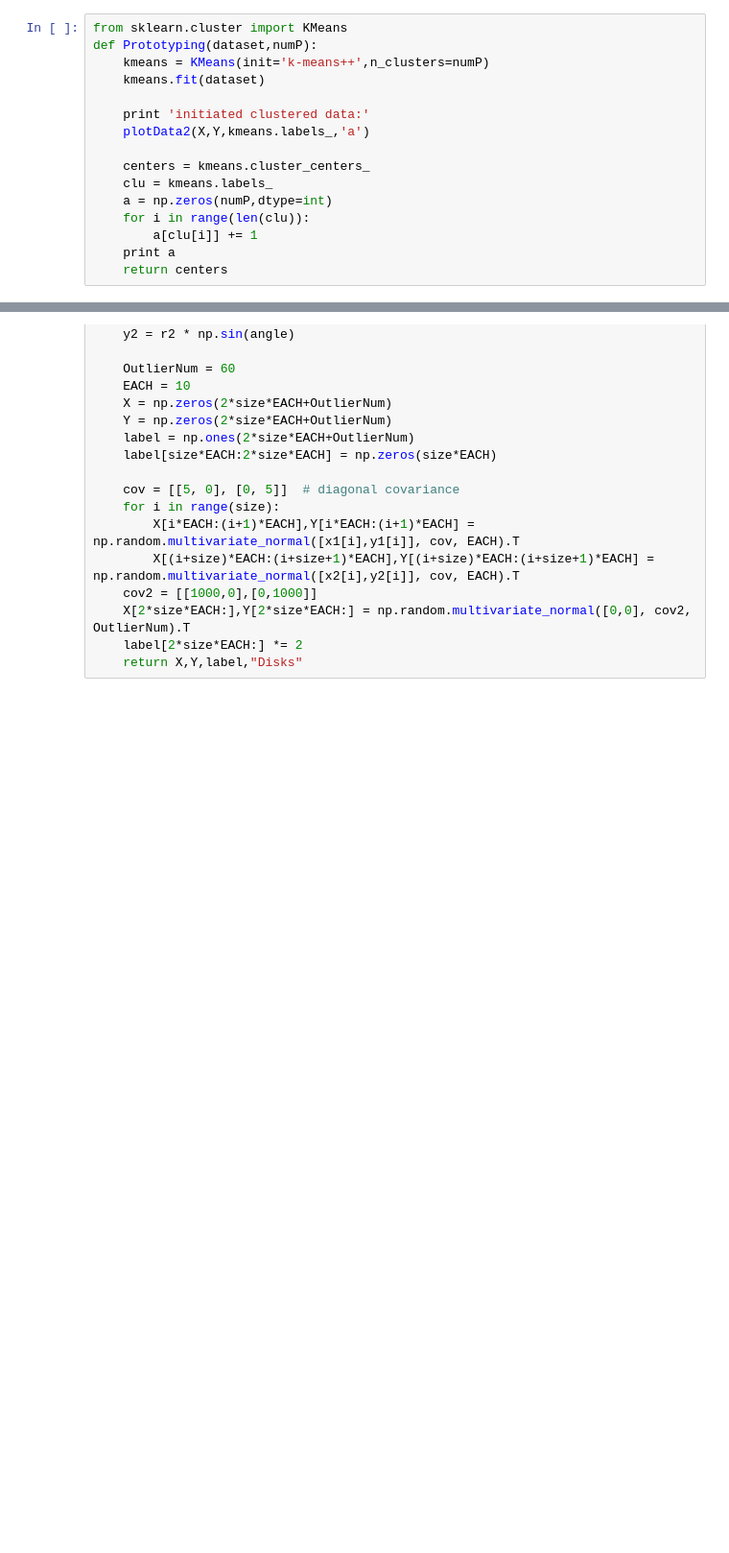
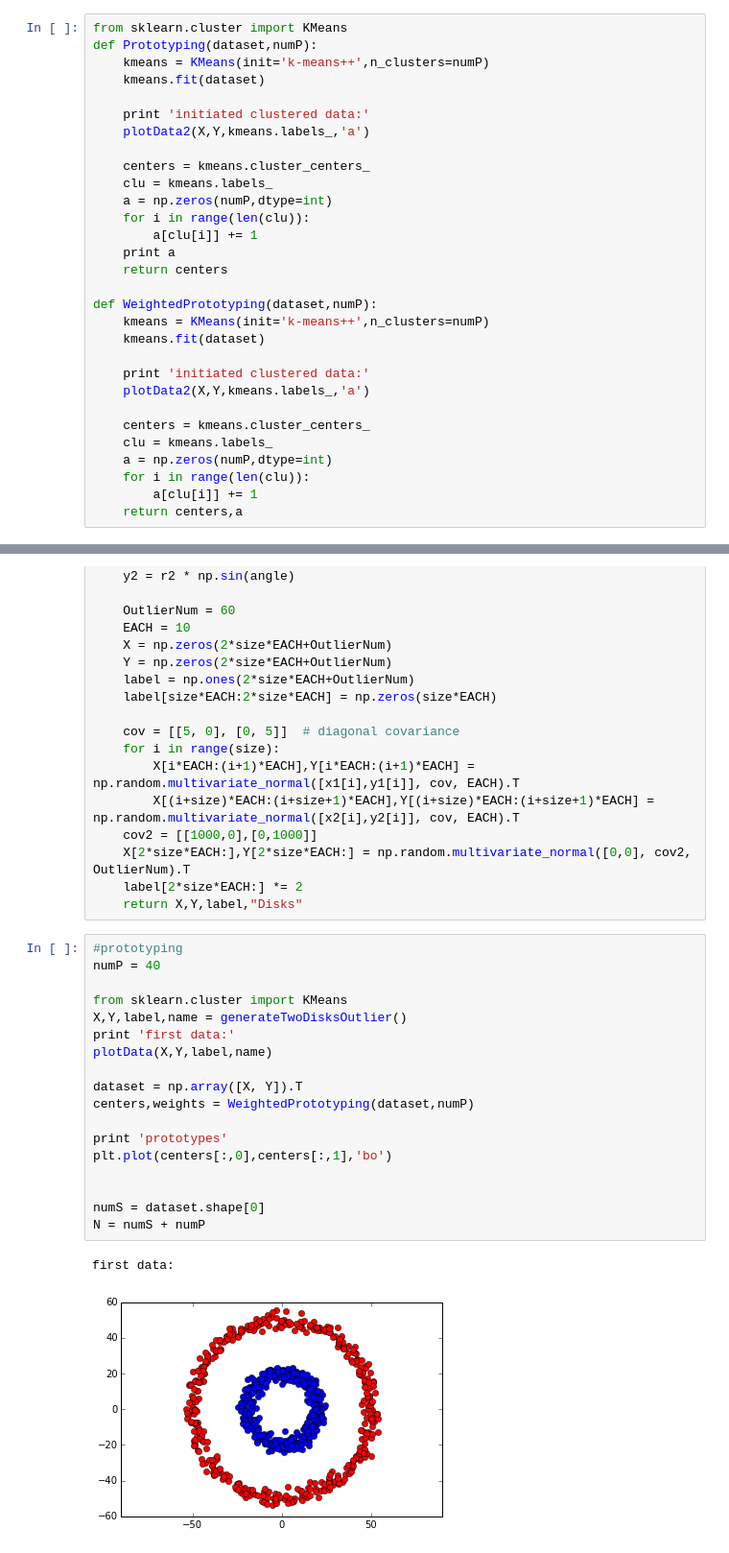
Before and after one commit to babakahmadi/Thesis, a Jupyter notebook: implementation/Bipartite - Prototyping.ipynb, the cells around one changed output, grey strips where cells are left out. Shown at 96% size. Drawn from its saved outputs; the diff is of its cells as text; blank space fills up the shorter version.

```diff
--- a/implementation/Bipartite - Prototyping.ipynb
+++ b/implementation/Bipartite - Prototyping.ipynb
@@ -107,6 +107,20 @@ def Prototyping(dataset,numP):
         a[clu[i]] += 1
     print a
     return centers
+
+def WeightedPrototyping(dataset,numP):
+    kmeans = KMeans(init='k-means++',n_clusters=numP)
+    kmeans.fit(dataset)
+
+    print 'initiated clustered data:'
+    plotData2(X,Y,kmeans.labels_,'a')
+
+    centers = kmeans.cluster_centers_
+    clu = kmeans.labels_
+    a = np.zeros(numP,dtype=int)
+    for i in range(len(clu)):
+        a[clu[i]] += 1
+    return centers,a
 # %% [markdown]
 <h2 style="color:red"> Graph Construction </h2>
 # %%
@@ -646,3 +674,24 @@ def generateTwoDisksOutlier2():
     X[2*size*EACH:],Y[2*size*EACH:] = np.random.multivariate_normal([0,0], cov2, OutlierNum).T
     label[2*size*EACH:] *= 2
     return X,Y,label,"Disks"
+# %%
+#prototyping
+numP = 40
+
+from sklearn.cluster import KMeans
+X,Y,label,name = generateTwoDisksOutlier()
+print 'first data:'
+plotData(X,Y,label,name)
+
+dataset = np.array([X, Y]).T
+centers,weights = WeightedPrototyping(dataset,numP)
+
+print 'prototypes'
+plt.plot(centers[:,0],centers[:,1],'bo')
+
+
+numS = dataset.shape[0]
+N = numS + numP
+# %% [output]
+first data:
+[figure, added]
```
Also changed, not shown: parts of 10 cells of this notebook, 21 other files.
